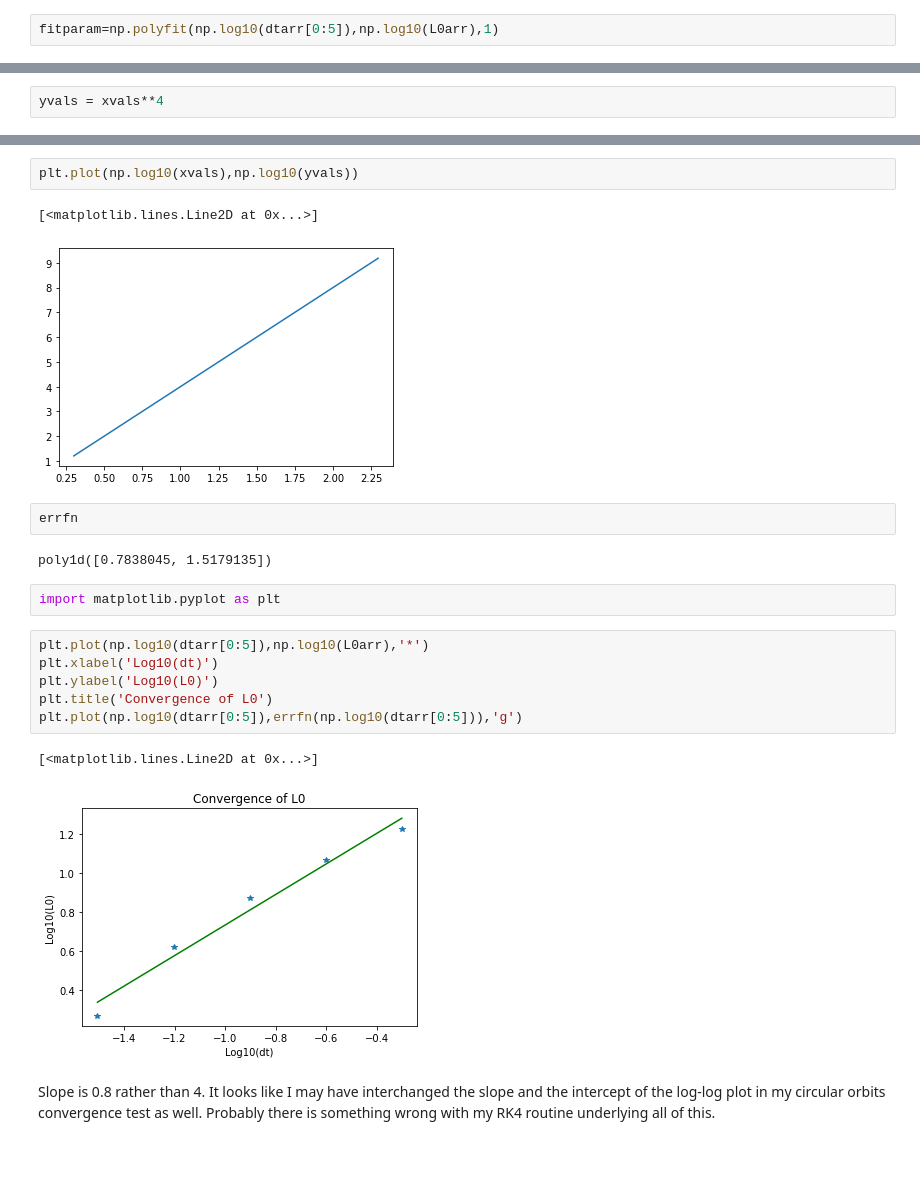
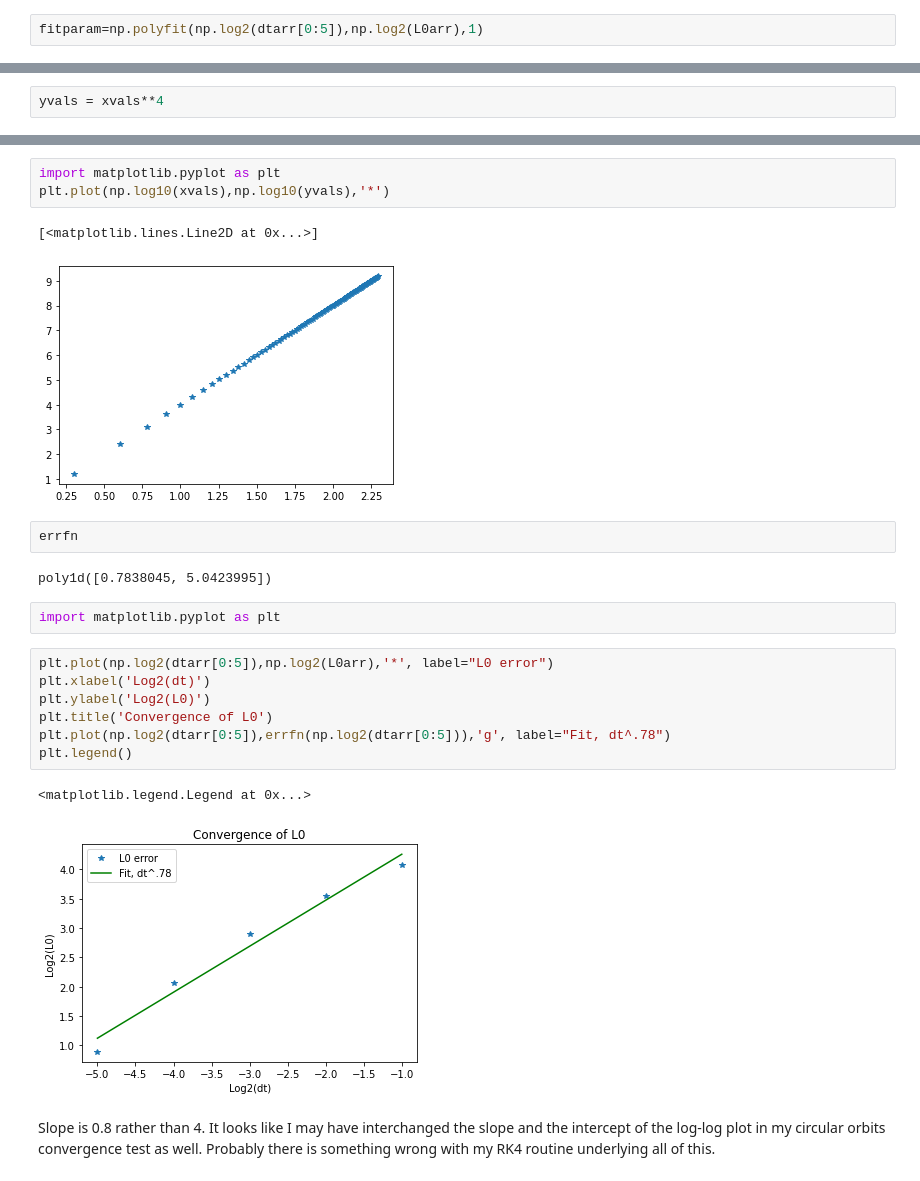
Before and after one commit to sdorsher/ThreeBodyOrbits, a Jupyter notebook: TwoStarsOnePlanet_convergenceTest.ipynb, the cells around one changed output, grey strips where cells are left out. Saved outputs shown, nothing was run; the diff lists cells and outputs as text.

```diff
--- a/TwoStarsOnePlanet_convergenceTest.ipynb
+++ b/TwoStarsOnePlanet_convergenceTest.ipynb
@@ -293,7 +274,7 @@ dtarr[0:5]
 # %% [output]
 array([0.03125, 0.0625 , 0.125  , 0.25   , 0.5    ])
 # %%
-fitparam=np.polyfit(np.log10(dtarr[0:5]),np.log10(L0arr),1)
+fitparam=np.polyfit(np.log2(dtarr[0:5]),np.log2(L0arr),1)
 # %%
 fitparam
 # %% [output]
@@ -313,23 +294,25 @@ array([ 4.00000000e+00, -8.56946783e-15])
 # %%
-plt.plot(np.log10(xvals),np.log10(yvals))
+import matplotlib.pyplot as plt
+plt.plot(np.log10(xvals),np.log10(yvals),'*')
 # %% [output]
 [<matplotlib.lines.Line2D at 0x...>]
-[figure, old version]
+[figure, new version]
 # %%
 errfn
 # %% [output]
-poly1d([0.7838045, 1.5179135])
+poly1d([0.7838045, 5.0423995])
 # %%
 import matplotlib.pyplot as plt
 # %%
-plt.plot(np.log10(dtarr[0:5]),np.log10(L0arr),'*')
-plt.xlabel('Log10(dt)')
-plt.ylabel('Log10(L0)')
+plt.plot(np.log2(dtarr[0:5]),np.log2(L0arr),'*', label="L0 error")
+plt.xlabel('Log2(dt)')
+plt.ylabel('Log2(L0)')
 plt.title('Convergence of L0')
-plt.plot(np.log10(dtarr[0:5]),errfn(np.log10(dtarr[0:5])),'g')
+plt.plot(np.log2(dtarr[0:5]),errfn(np.log2(dtarr[0:5])),'g', label="Fit, dt^.78")
+plt.legend()
 # %% [output]
-[<matplotlib.lines.Line2D at 0x...>]
+<matplotlib.legend.Legend at 0x...>
-[figure, old version]
+[figure, new version]
 # %% [markdown]
 Slope is 0.8 rather than 4. It looks like I may have interchanged the slope and the intercept of the log-log plot in my circular orbits convergence test as well. Probably there is something wrong with my RK4 routine underlying all of this.
 # %%
```
Also changed, not shown: parts of 70 cells of this notebook, 7 other files.
